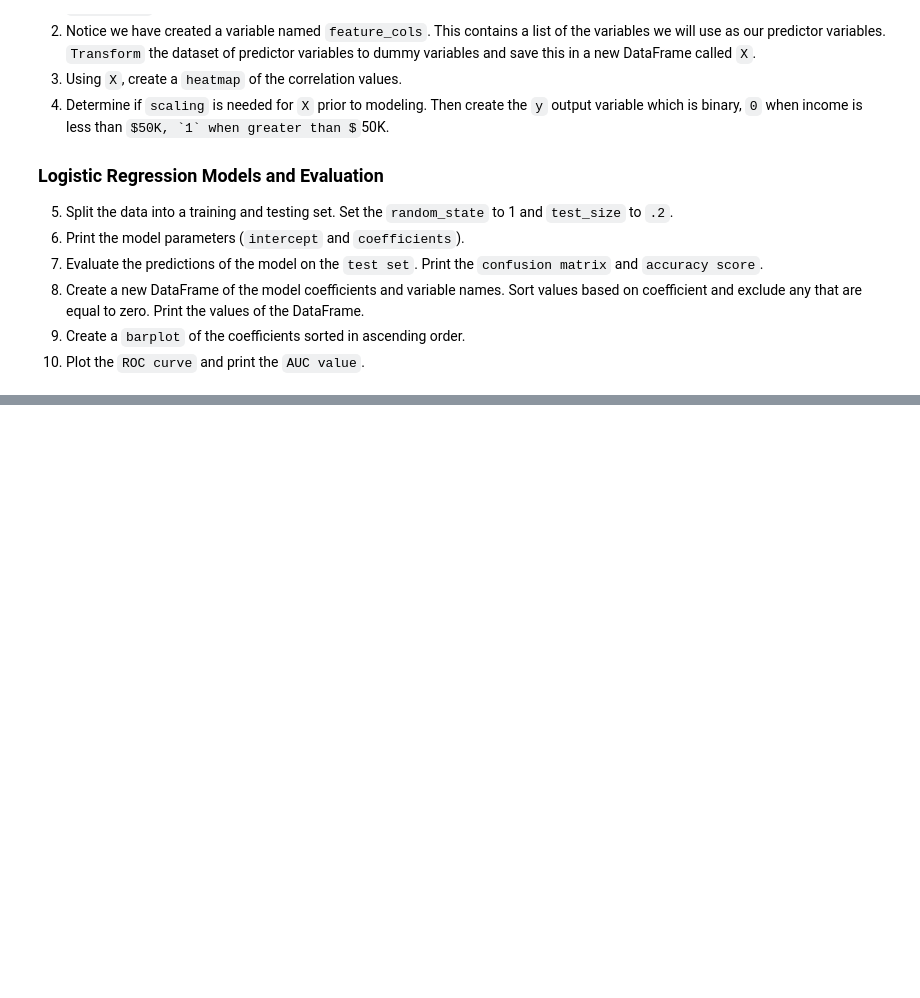
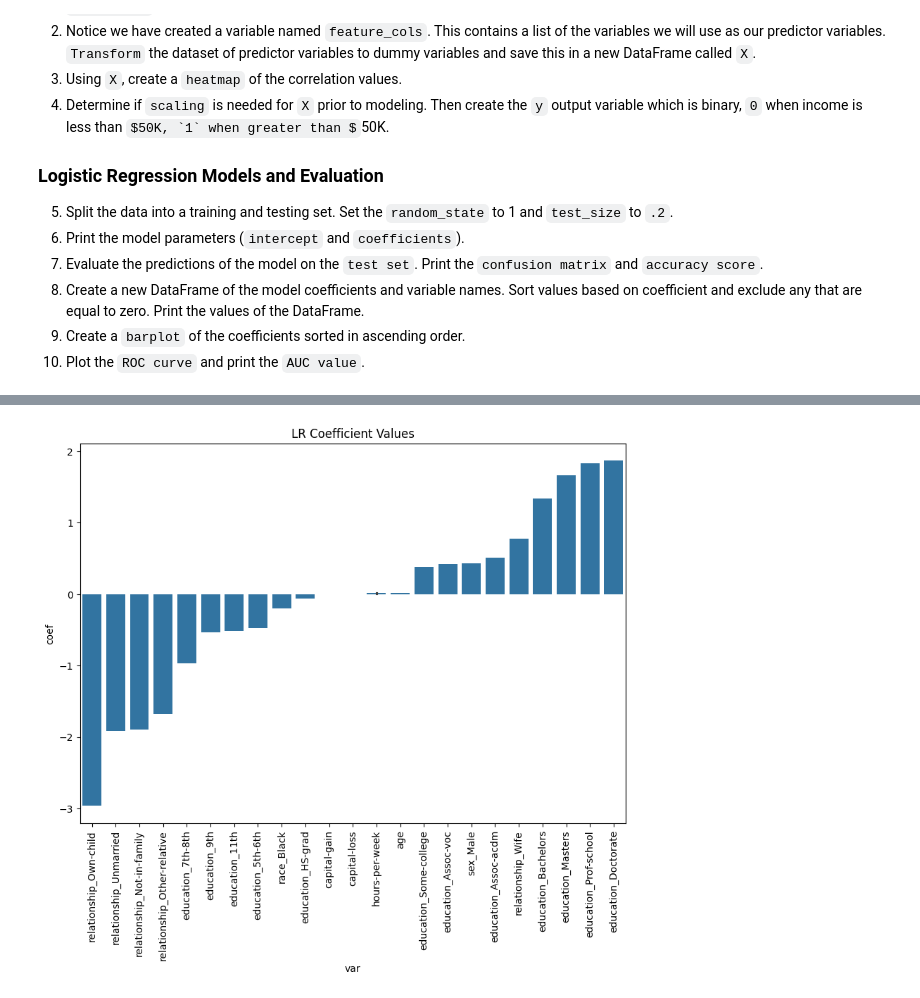
Before and after one commit to ivanxavier7/machinelearning, a Jupyter notebook: Logistic/CensusIncome.ipynb, the cells around one changed output, grey strips where cells are left out. Saved outputs shown, nothing was run; the diff lists cells and outputs as text; code cells hidden in the pictures; some formulas as TeX source; blank space fills up the shorter version.

```diff
--- a/Logistic/CensusIncome.ipynb
+++ b/Logistic/CensusIncome.ipynb
@@ -87,11 +100,14 @@ feature_cols = ['age','capital-gain', 'capital-loss', 'hours-per-week', 'sex','r
 # %%
 #4. Create output variable y which is binary, 0 when income is less than 50k, 1 when it is greater than 50k
+y = np.where(df.income=='<=50K', 0, 1)
 # %%
 #5a. Split data into a train and test set
-
+x_train, x_test, y_train, y_test = train_test_split(X,y, random_state=1, test_size=.2)
 
 #5b. Fit LR model with sklearn on train set, and predicting on the test set
 log_reg = LogisticRegression(C=0.05, penalty='l1', solver='liblinear')
+log_reg.fit(x_train, y_train)
+y_pred = log_reg.predict(x_test)
 # %%
 #6. Print model parameters (intercept and coefficients)
 print('Model Parameters, Intercept:')
@@ -104,3 +140,5 @@ print('Accuracy Score on test set:')
 # %%
-
 # 8.Create new DataFrame of the model coefficients and variable names; sort values based on coefficient
+coef_df = pd.DataFrame(zip(x_train.columns, log_reg.coef_[0]), columns=['var', 'coef']).sort_values('coef')
+coef_df = coef_df[coef_df.coef.abs()>0].sort_values('coef')
+print(coef_df)
@@ -107,5 +163,12 @@ print('Accuracy Score on test set:')
 # %%
-
 #9. barplot of the coefficients sorted in ascending order
+plt.figure(figsize = (10,7))
+sns.barplot(data=coef_df, x='var', y='coef')
+plt.xticks(rotation=90);
+plt.title('LR Coefficient Values')
+plt.show()
+plt.close()
+# %% [output]
+[figure, added]
 # %%
 #10. Plot the ROC curve and print the AUC value.
```
Also changed, not shown: parts of 9 cells of this notebook.
